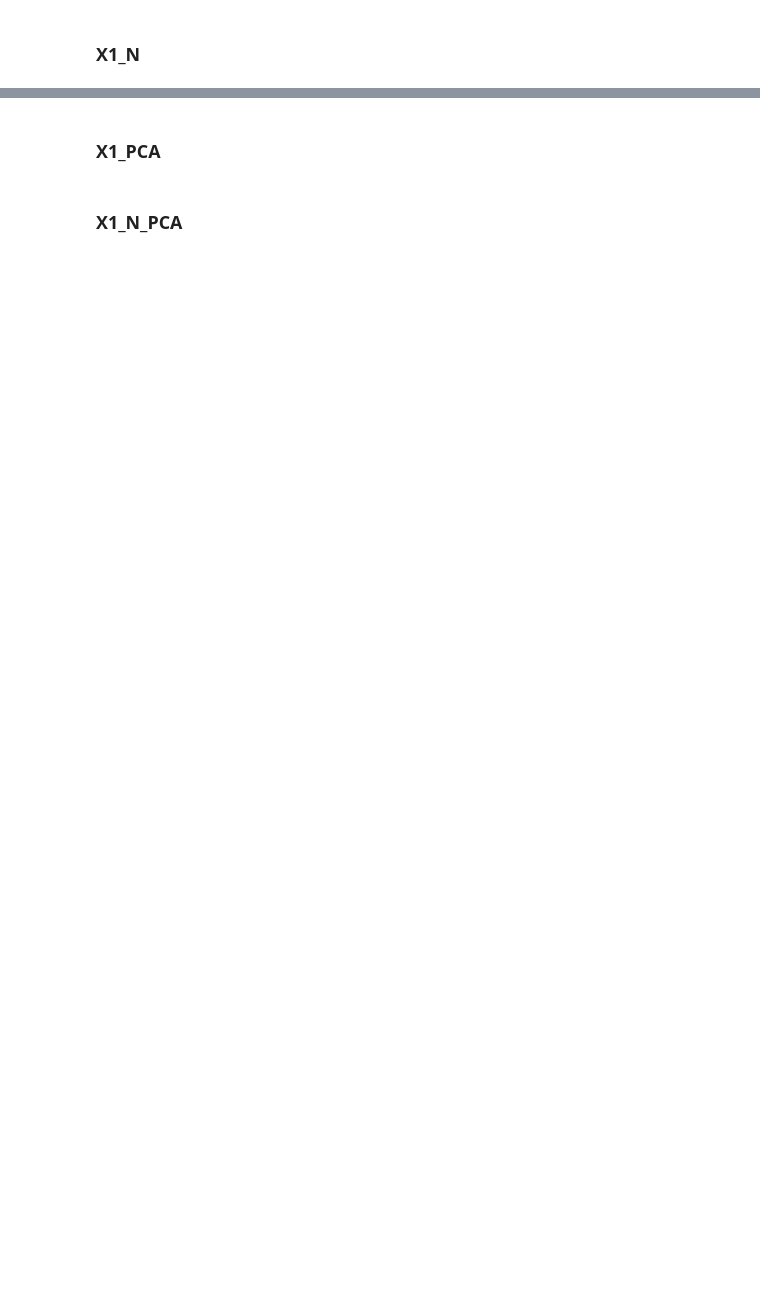
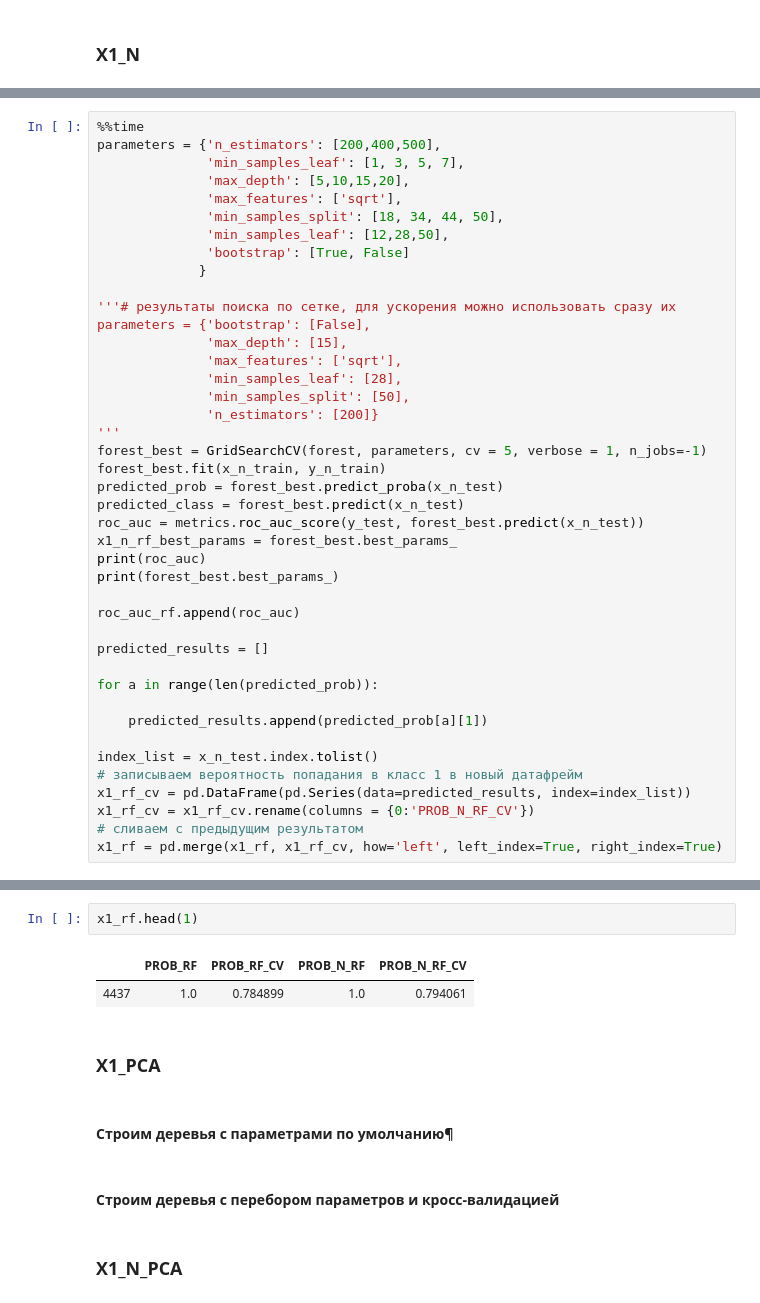
Before and after one commit to katya-luzina/noise_control, a Jupyter notebook: cross_deals.ipynb, the cells around one changed output, grey strips where cells are left out. Cells and saved outputs as stored; diff of their text form; blank space fills up the shorter version.

```diff
--- a/cross_deals.ipynb
+++ b/cross_deals.ipynb
@@ -400,0 +402,42 @@ x1_rf
+# %%
+%%time
+parameters = {'n_estimators': [200,400,500],
+              'min_samples_leaf': [1, 3, 5, 7],
+              'max_depth': [5,10,15,20],
+              'max_features': ['sqrt'],
+              'min_samples_split': [18, 34, 44, 50],
+              'min_samples_leaf': [12,28,50],
+              'bootstrap': [True, False]
+             }
+
+'''# результаты поиска по сетке, для ускорения можно использовать сразу их
+parameters = {'bootstrap': [False],
+              'max_depth': [15],
+              'max_features': ['sqrt'],
+              'min_samples_leaf': [28],
+              'min_samples_split': [50],
+              'n_estimators': [200]}
+'''
+forest_best = GridSearchCV(forest, parameters, cv = 5, verbose = 1, n_jobs=-1)
+forest_best.fit(x_n_train, y_n_train)
+predicted_prob = forest_best.predict_proba(x_n_test)
+predicted_class = forest_best.predict(x_n_test)
+roc_auc = metrics.roc_auc_score(y_test, forest_best.predict(x_n_test))
+x1_n_rf_best_params = forest_best.best_params_
+print(roc_auc)
+print(forest_best.best_params_)
+
+roc_auc_rf.append(roc_auc)
+
+predicted_results = []
+
+for a in range(len(predicted_prob)):
+
+    predicted_results.append(predicted_prob[a][1])
+
+index_list = x_n_test.index.tolist()
+# записываем вероятность попадания в класс 1 в новый датафрейм
+x1_rf_cv = pd.DataFrame(pd.Series(data=predicted_results, index=index_list))
+x1_rf_cv = x1_rf_cv.rename(columns = {0:'PROB_N_RF_CV'})
+# сливаем с предыдущим результатом
+x1_rf = pd.merge(x1_rf, x1_rf_cv, how='left', left_index=True, right_index=True)
@@ -401,4 +464,13 @@ x1_rf
+# %%
+x1_rf.head(1)
+# %% [output]
+|  | PROB_RF | PROB_RF_CV | PROB_N_RF | PROB_N_RF_CV |
+| 4437 | 1.0 | 0.784899 | 1.0 | 0.794061 |
 # %% [markdown]
 ### X1_PCA
+# %% [markdown]
+#### Строим деревья с параметрами по умолчанию¶
+# %% [markdown]
+#### Строим деревья с перебором параметров и кросс-валидацией
 # %% [markdown]
 ### X1_N_PCA
```
Also changed, not shown: parts of 23 cells of this notebook.
